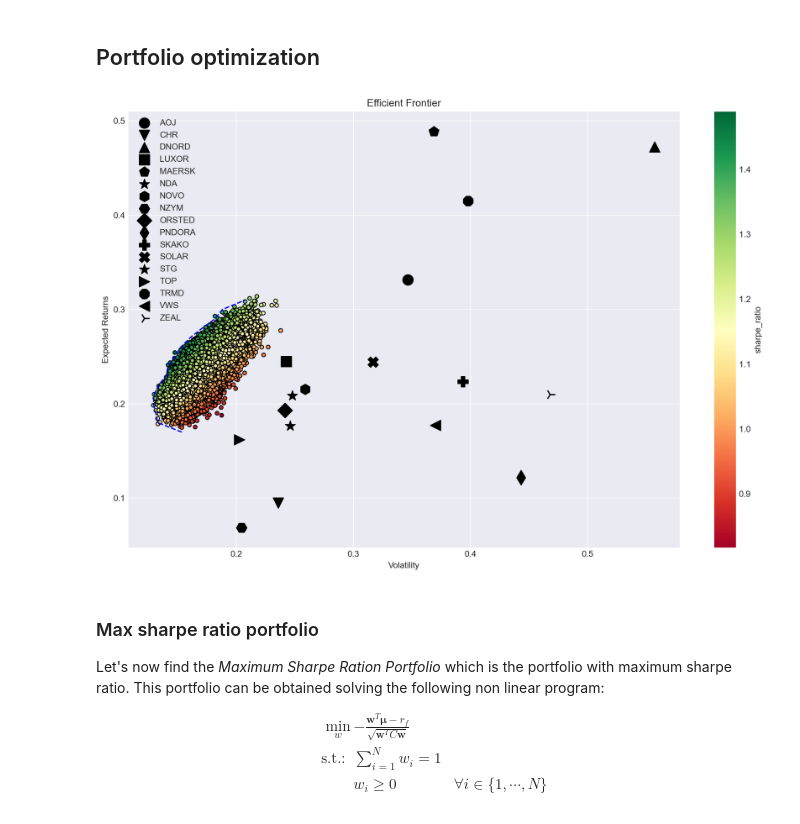
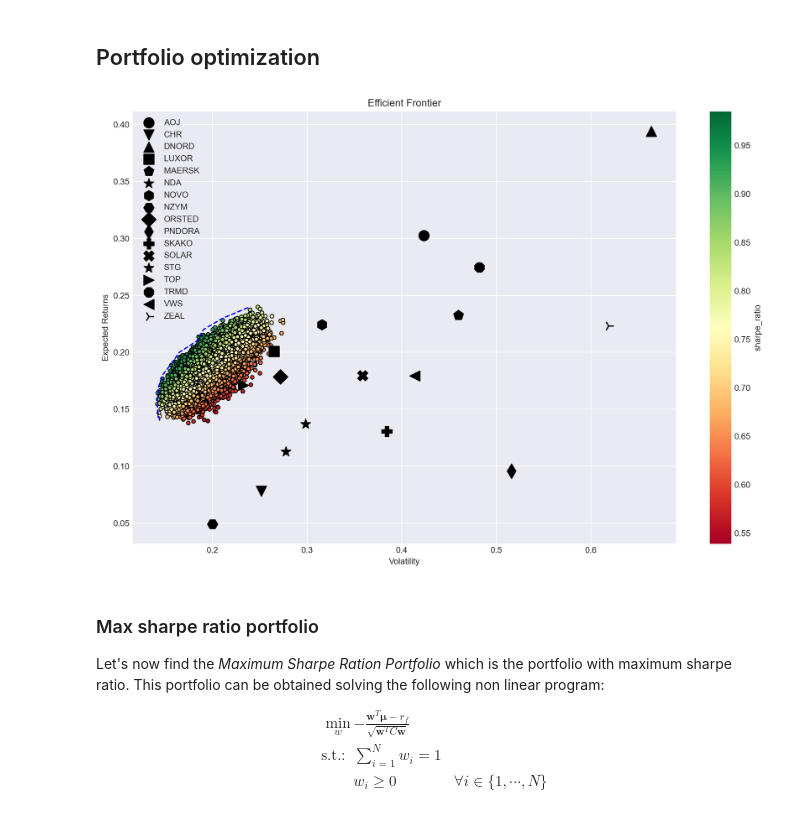
Before and after one commit to paolodelia99/PortfolioOptimization, a Jupyter notebook: Linear and non Linear Opt/max_sr_danish.ipynb, the cells around one changed output. Saved outputs shown, nothing was run; the diff lists cells and outputs as text; code cells hidden in the pictures.

Commit message:
Implemented the dist preprocessing of the stock data

```diff
--- a/Linear and non Linear Opt/max_sr_danish.ipynb
+++ b/Linear and non Linear Opt/max_sr_danish.ipynb
@@ -19,4 +19,7 @@ np.random.seed(0)
 # %%
 %run preprocessing.py -n DK -i stock
+# %%
+mu = np.load('data/m.npy')
+cov = np.load('data/S.npy')
 # %%
 close_df = pd.read_csv('..\data\DK\preprocessed_data\danish_closed_stocks.csv', index_col=0)
@@ -113,8 +32,5 @@ sns.heatmap(r_corr_matrix, annot=True, mask=mask, cmap='RdYlGn', linewidths=0.2,
 # %%
 n_days = 260
 n_portfolios = 100_000
-n_assets = len(stocks_names)
-avg_returns = returns_df.mean() * n_days
-avg_returns = avg_returns + dividends
-cov_matrix = returns_df.cov() * n_days
+n_assets = len(mu)
 # %%
@@ -122,12 +37,12 @@ np.random.seed(0)
 weights = np.random.random(size=(n_portfolios, n_assets))
 weights /=  np.sum(weights, axis=1)[:, np.newaxis]
 # %%
-portf_rtns = np.dot(weights, avg_returns)
+portf_rtns = np.dot(weights, mu)
 
 portf_vol = []
 for i in range(0, len(weights)):
     portf_vol.append(np.sqrt(np.dot(weights[i].T,
-                                    np.dot(cov_matrix, weights[i]))))
+                                    np.dot(cov, weights[i]))))
 portf_vol = np.array(portf_vol)
 portf_sharpe_ratio = (portf_rtns - danish_2y_yield) / portf_vol
 # %%
@@ -156,29 +71,29 @@ portf_rtns_ef = np.delete(portf_rtns_ef, indices_to_skip)
 # %%
 MARKS = ['o', 'v', '^', 's', 'p', '*', 'h', 'H', 'D', 'd', 'P', 'X', '*',
          '>', '8', '<', '4']
 
 fig, ax = plt.subplots(figsize=(12, 8))
 portf_results_df.plot(kind='scatter', x='volatility',
                       y='returns', c='sharpe_ratio',
                       cmap='RdYlGn', edgecolors='black',
                       ax=ax)
 ax.set(xlabel='Volatility',
        ylabel='Expected Returns',
        title='Efficient Frontier')
 ax.plot(portf_vol_ef, portf_rtns_ef, 'b--')
 for asset_index in range(n_assets):
-    ax.scatter(x=np.sqrt(cov_matrix.iloc[asset_index, asset_index]),
-                y=avg_returns[asset_index],
+    ax.scatter(x=np.sqrt(cov[asset_index, asset_index]),
+                y=mu[asset_index],
                 marker=MARKS[asset_index],
                 s=150,
                 color='black',
                 label=stocks_names[asset_index])
 ax.legend()
 
 plt.tight_layout()
 plt.show()
 # %% [output]
-[figure, old version]
+[figure, new version]
 # %% [markdown]
 ### Max sharpe ratio portfolio
 
```
Also changed, not shown: parts of 16 cells of this notebook, 4 other files.
